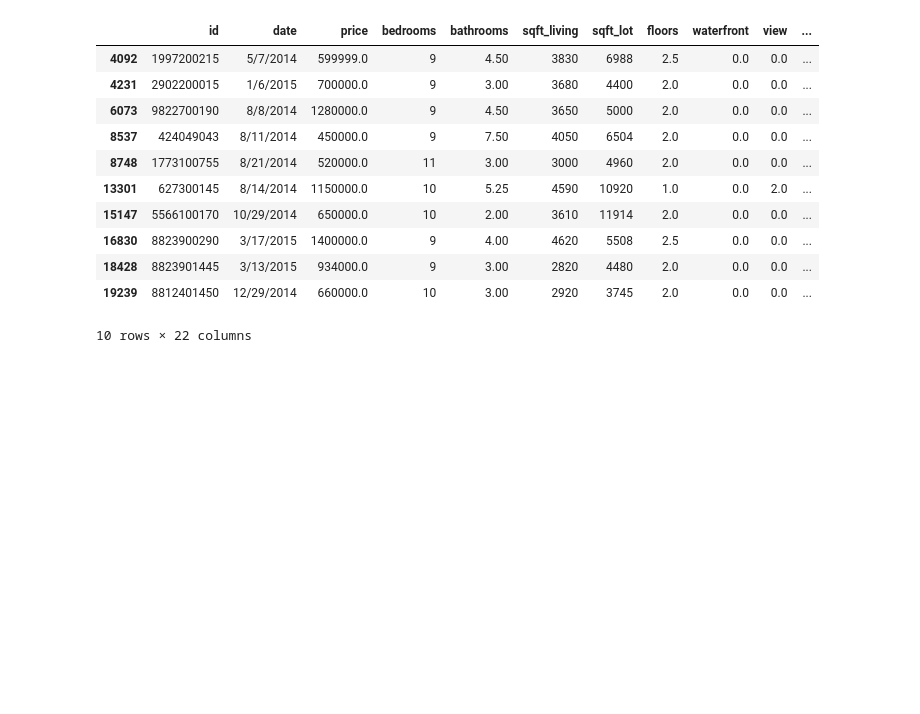
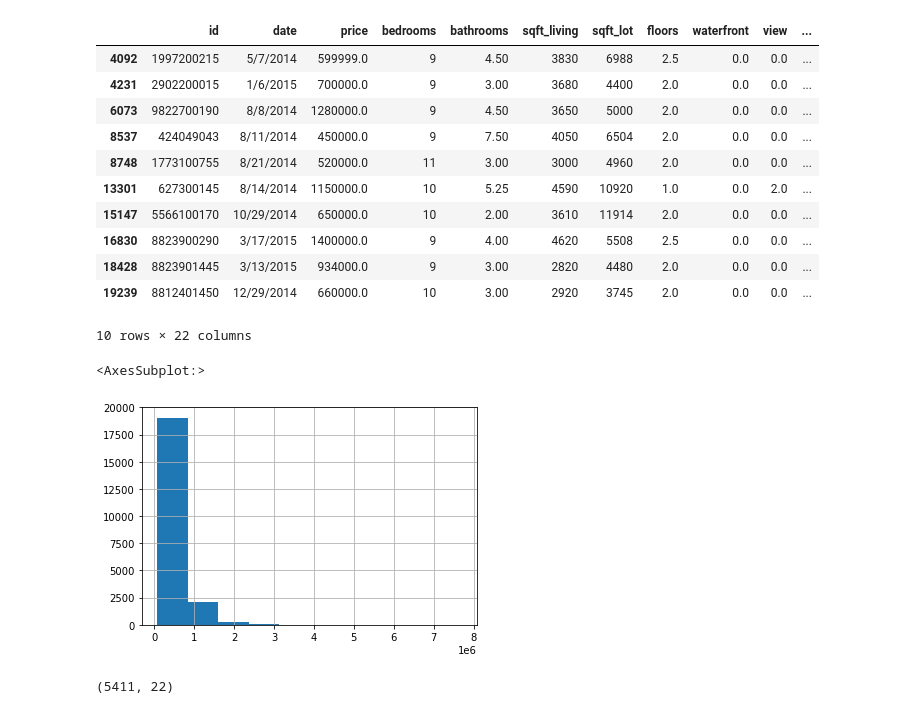
Before and after one commit to asval211/king_county_housing_data, a Jupyter notebook: notebooks/exploratory/pete/Pete_housing.ipynb, the cells around one changed output. Drawn from its saved outputs; the diff is of its cells as text; code cells hidden in the pictures; blank space fills up the shorter version.

```diff
--- a/notebooks/exploratory/pete/Pete_housing.ipynb
+++ b/notebooks/exploratory/pete/Pete_housing.ipynb
@@ -11,7 +11,7 @@ import matplotlib.pyplot as plt
 %matplotlib inline
 import seaborn as sns
 # %%
-df = pd.read_csv('../data/kc_house_data.csv')
+df = pd.read_csv('../../../data/kc_house_data.csv')
 # %%
 df
 # %% [output]
@@ -201,3 +201,8 @@ df.loc[df['bedrooms'] > 8]
 | 18428 | 8823901445 | 3/13/2015 | 934000.0 | 9 | 3.00 | 2820 | 4480 | 2.0 | 0.0 | 0.0 | ... |
 | 19239 | 8812401450 | 12/29/2014 | 660000.0 | 10 | 3.00 | 2920 | 3745 | 2.0 | 0.0 | 0.0 | ... |
 10 rows × 22 columns
+# %%
+df['price'].hist()
+# %% [output]
+<AxesSubplot:>
+[figure, added]
@@ -203,0 +211,4 @@ df.loc[df['bedrooms'] > 8]
+# %%
+mansions.shape
+# %% [output]
+(5411, 22)
```
Also changed, not shown: parts of 5 cells of this notebook, 1 other file.
